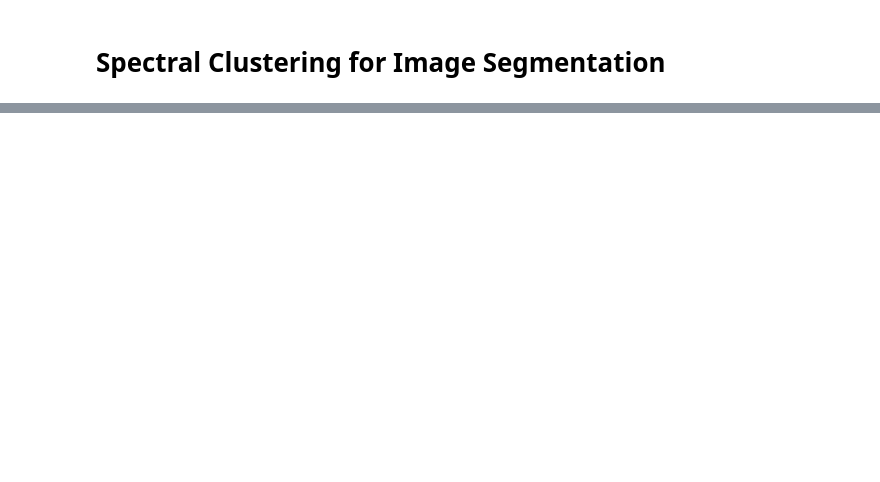
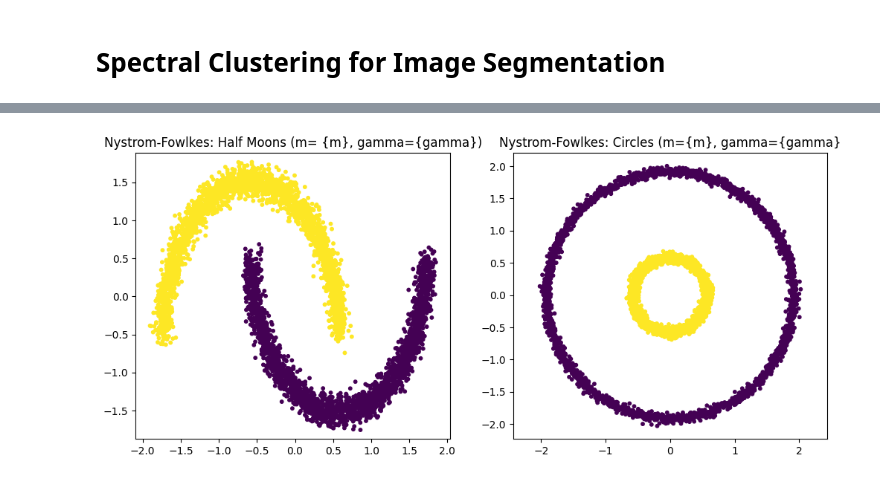
Before and after one commit to giorgiozoccatelli/ComputationalLinearAlgebra, a Jupyter notebook: SpectralClustering/SpectralClustering.ipynb, the cells around one changed output, grey strips where cells are left out. Cells and saved outputs as stored; diff of their text form; code cells hidden in the pictures; blank space fills up the shorter version.

```diff
--- a/SpectralClustering/SpectralClustering.ipynb
+++ b/SpectralClustering/SpectralClustering.ipynb
@@ -85,0 +88,81 @@ plt.show()
+# %%
+def nystrom_fowlkes_spectra_clustering(X, m, n_clusters, gamma=None):
+    n = X.shape[0]
+    if gamma is None:
+        gamma = 1.0 / (2 * np.median(np.var(X, axis=0)))
+
+
+    indices = np.random.choice(n, m, replace=False)
+    mask = np.zeros(n, dtype=bool)
+    mask[indices] = True
+
+    X_sampled = X[mask]
+    X_remaining = X[~mask]
+
+
+    A = rbf_kernel(X_sampled, X_sampled, gamma=gamma)
+    B = rbf_kernel(X_remaining, X_sampled, gamma=gamma)
+
+#-------ROBA CHE DEVO CANCORA CAPIRE BENE--------
+    # 3. NORMALIZZAZIONE LAPLACIANA (Il pezzo mancante)
+    # Calcolo del grado d (somma delle righe della matrice di affinità completa)
+    d = np.concatenate([
+        np.sum(A, axis=1) + np.sum(B.T, axis=1),
+        np.sum(B, axis=1) + B @ (np.linalg.pinv(A) @ np.sum(B.T, axis=1))
+    ])
+    d_inv_sqrt = 1.0 / np.sqrt(d + 1e-10)
+
+    # Normalizziamo A e B per riflettere la Laplaciana: K_norm = D^-1/2 K D^-1/2
+    # Estraiamo i pezzi di D^-1/2
+    d_m = d_inv_sqrt[:m]
+    d_nm = d_inv_sqrt[m:]
+
+    A_norm = np.diag(d_m) @ A @ np.diag(d_m)
+    B_norm = np.diag(d_nm) @ B @ np.diag(d_m)
+
+#FINO A QUI---------------------------------
+
+    # 4. Decomposizione di A_norm A = U V U'
+    v_eigenvals, U = np.linalg.eigh(A_norm)
+    v_eigenvals = np.maximum(v_eigenvals[::-1], 1e-10)
+    U = U[:, ::-1]
+
+    # A^(-1/2)
+    A_inv_sqrt = U @ np.diag(1.0 / np.sqrt(v_eigenvals)) @ U.T
+
+    # 5. Decomposizione Q ; Q = A_norm + A^(-1/2) B_norm' B_norm A^(-1/2)
+    Q = A_norm + A_inv_sqrt @ (B_norm.T @ B_norm) @ A_inv_sqrt
+    v_q, U_q = np.linalg.eigh(Q)
+    v_q = np.maximum(v_q[::-1], 1e-10)
+    U_q = U_q[:, ::-1]
+
+
+    combined_AB_norm = np.zeros((n, m))
+    combined_AB_norm[mask] = A_norm
+    combined_AB_norm[~mask] = B_norm
+
+    V_final = combined_AB_norm @ A_inv_sqrt @ U_q @ np.diag(1.0 / np.sqrt(v_q))
+
+
+    V_k = V_final[:, :n_clusters]
+
+
+    row_norms = np.linalg.norm(V_k, axis=1, keepdims=True)
+    V_normalized = V_k / (row_norms + 1e-10)
+
+    return KMeans(n_clusters=n_clusters, n_init=10).fit_predict(V_normalized)
+
+scaler = StandardScaler()
+X_moons_scaled = scaler.fit_transform(X_moons)
+X_circles_scaled = scaler.fit_transform(X_circles)
+
+labels_nystrom_moons = nystrom_fowlkes_spectra_clustering(X_moons_scaled, m=150, n_clusters=2, gamma=10.0)
+labels_nystrom_circles = nystrom_fowlkes_spectra_clustering(X_circles_scaled, m=150, n_clusters=2, gamma=2.0)
+
+plt.figure(figsize=(12, 5))
+plt.subplot(1, 2, 1)
+plot_clusters(X_moons_scaled, labels_nystrom_moons, "Nystrom-Fowlkes: Half Moons (m= {m}, gamma={gamma})")
+plt.subplot(1, 2, 2)
+plot_clusters(X_circles_scaled, labels_nystrom_circles, "Nystrom-Fowlkes: Circles (m={m}, gamma={gamma}")
+# %% [output]
+[figure, added]
```
Also changed, not shown: parts of 4 cells of this notebook.
